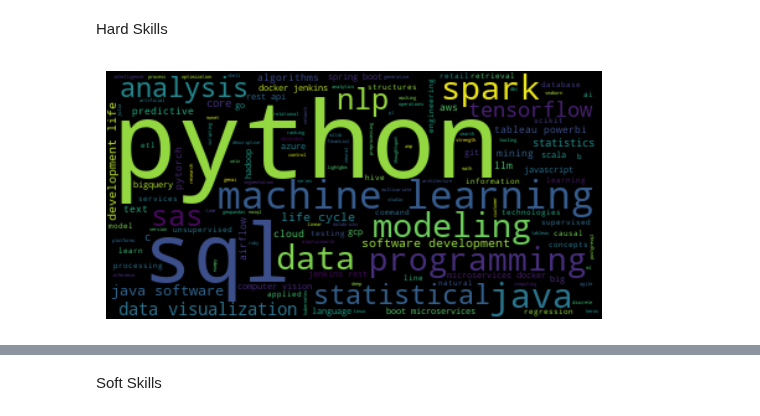
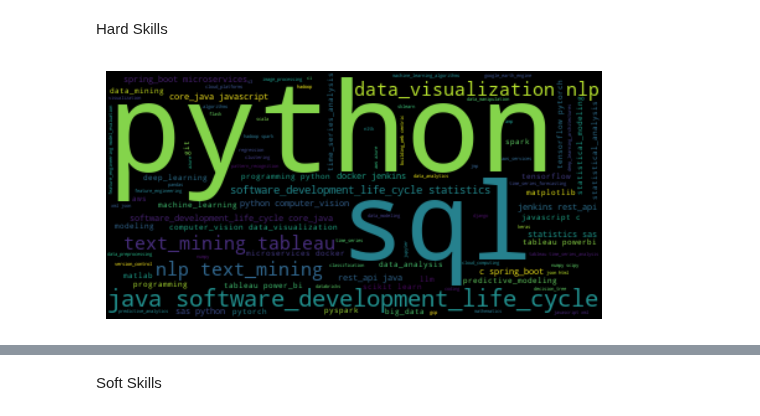
Before and after one commit to marcellinus-witarsah/data-science-job-skill-extraction, a Jupyter notebook: notebooks/20240204-ner-development.ipynb, the cells around one changed output, grey strips where cells are left out. Cells and saved outputs as stored; diff of their text form; code cells hidden in the pictures.

```diff
--- a/notebooks/20240204-ner-development.ipynb
+++ b/notebooks/20240204-ner-development.ipynb
@@ -22,0 +52,14 @@ df.head()
+# %%
+# Load data
+df = DataLoader.load_data("../data/raw/linkedin_jobs_train.csv")
+df = df.drop_duplicates().reset_index(drop=True)
+
+# Preprocess Job Descriptions
+texts = []
+data_preprocessor = DataPreprocessor(model_name="en_core_web_lg")
+for i, row in tqdm(df.iterrows()):
+    texts.append(data_preprocessor.preprocess_job_desc(row['job_description'])+"\n")
+
+# Save Jobs in form of jobs.txt
+with open("../data/interim/jobs_train.txt", "w") as f:
+    f.writelines(texts)
@@ -113,43 +116,41 @@ db.to_disk("../data/processed/test.spacy")
 # %% [markdown]
 # Test Model
 # %%
-# Load spaCy
-nlp = spacy.load("en_core_web_lg")
-disabled_pipes = [pipe for pipe in nlp.pipe_names if pipe not in ['tokenizer', 'tagger', 'attribute_ruler']]
-for pipe in disabled_pipes:
-    nlp.disable_pipe(pipe)
-
 # Load the Test Data
-test_data = DocBin().from_disk("../data/processed/test.spacy")
-test_data.__len__()
+with open("../data/interim/jobs_test.txt", "r") as f:
+    test_data = f.readlines()
 
 # Access the Test Data and load Spacy Model
 best_model = spacy.load("../models/model-best")
 i = 0
 hard_skills = []
 soft_skills = []
-for doc in test_data.get_docs(nlp.vocab):
-    docs = best_model(doc.text)
+for text in test_data:
+    docs = best_model(text)
     for doc in docs.ents:
+        text = doc.text
+        text = re.sub(" - ", "-", text)
+        text = re.sub(" / ", "/", text)
+        text = re.sub(" ", "_", text)
         if doc.label_ == "HARD SKILL":
-            hard_skills.append(doc.text)
+            hard_skills.append(text)
         elif doc.label_ == "SOFT SKILL":
-            soft_skills.append(doc.text)
+            text = re.sub("-", "_", text)
+            soft_skills.append(text)
 # %% [markdown]
 # Word Cloud
 # %% [markdown]
 Hard Skills
 # %%
 # join the list and lowercase all the words
-text = ', '.join(hard_skills).lower()
+text = ' '.join(hard_skills).lower()
 
 #create the wordcloud object
-wordcloud = WordCloud(stopwords = STOPWORDS,
-                      collocations=True).generate(text)
+wordcloud = WordCloud().generate(text)
 
 #plot the wordcloud object
 plt.imshow(wordcloud, interpolation='bilInear')
 plt.axis('off')
 plt.show()
 # %% [output]
-[figure, old version]
+[figure, new version]
```
Also changed, not shown: parts of 13 cells of this notebook, 12 other files.
